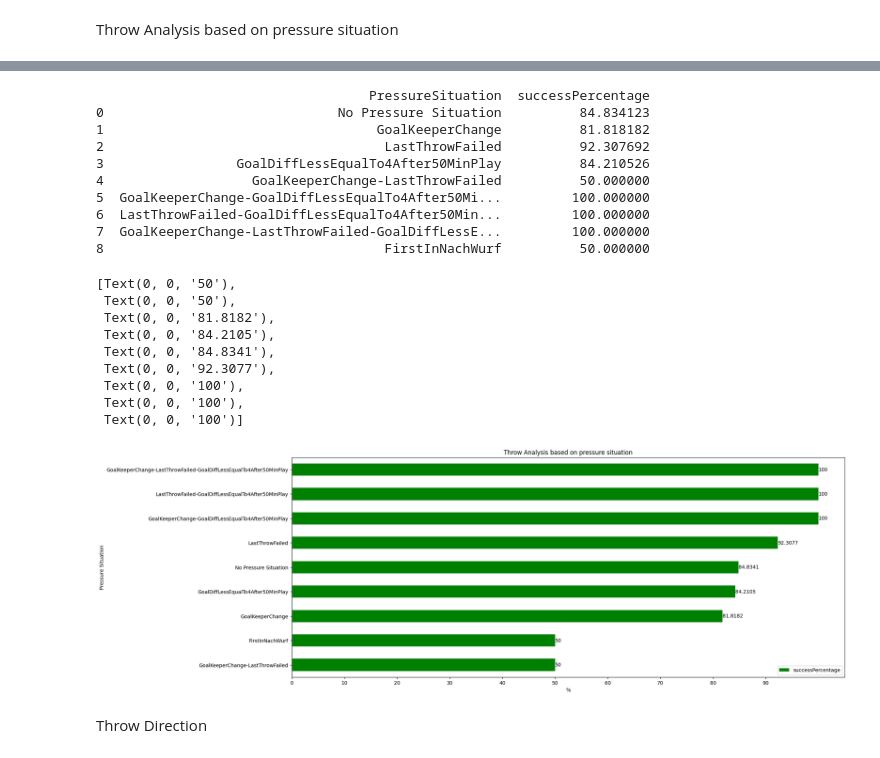
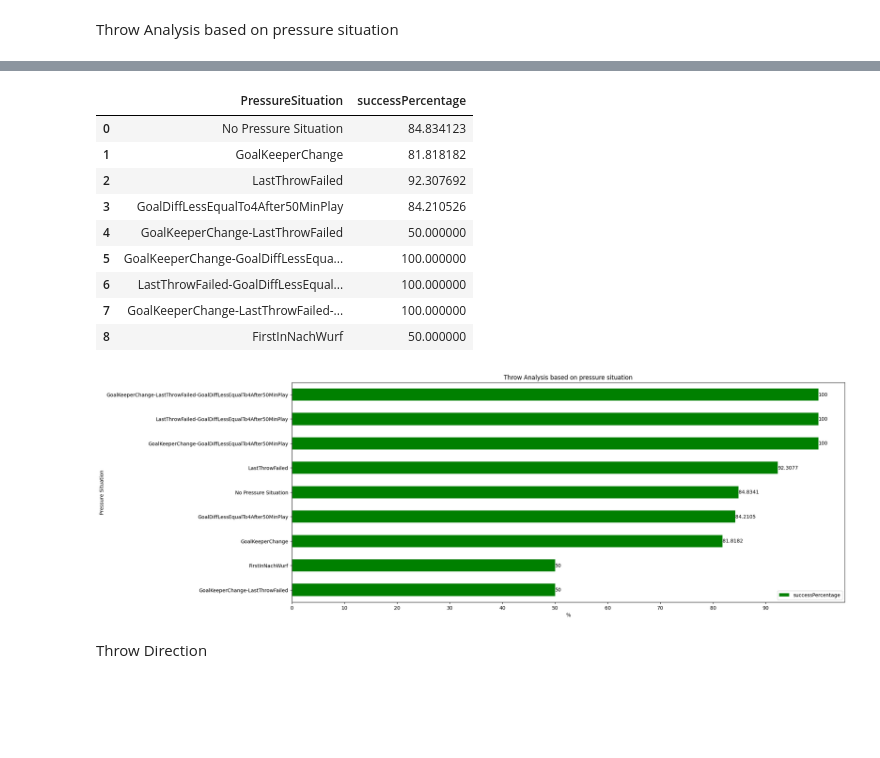
Before and after one commit to nayansavaliya/handball-data-science, a Jupyter notebook: src/Analysis1/league1.ipynb, the cells around one changed output, grey strips where cells are left out. Saved outputs shown, nothing was run; the diff lists cells and outputs as text; code cells hidden in the pictures; blank space fills up the shorter version.

```diff
--- a/src/Analysis1/league1.ipynb
+++ b/src/Analysis1/league1.ipynb
@@ -316,29 +374,20 @@ plt.show()
 # %%
 
 pressureSituation = pd.DataFrame({'PressureSituation':grp,'successPercentage':[(se/te)*100 for se, te in zip(s, t)]})
-print(pressureSituation)
 ax = pressureSituation.sort_values('successPercentage',ascending=True).set_index('PressureSituation')[['successPercentage']].plot.barh( title='Throw Analysis based on pressure situation',color=("green", "red"),xlabel='%', ylabel='Pressure Situation',figsize=(20,8),xticks=range(0,100,10) )
 ax.bar_label(ax.containers[0])
+pressureSituation
 # %% [output]
-                                   PressureSituation  successPercentage
-0                              No Pressure Situation          84.834123
-1                                   GoalKeeperChange          81.818182
-2                                    LastThrowFailed          92.307692
-3                 GoalDiffLessEqualTo4After50MinPlay          84.210526
-4                   GoalKeeperChange-LastThrowFailed          50.000000
-5  GoalKeeperChange-GoalDiffLessEqualTo4After50Mi...         100.000000
-6  LastThrowFailed-GoalDiffLessEqualTo4After50Min...         100.000000
-7  GoalKeeperChange-LastThrowFailed-GoalDiffLessE...         100.000000
-8                                    FirstInNachWurf          50.000000
-[Text(0, 0, '50'),
- Text(0, 0, '50'),
- Text(0, 0, '81.8182'),
- Text(0, 0, '84.2105'),
- Text(0, 0, '84.8341'),
- Text(0, 0, '92.3077'),
- Text(0, 0, '100'),
- Text(0, 0, '100'),
- Text(0, 0, '100')]
+|  | PressureSituation | successPercentage |
+| 0 | No Pressure Situation | 84.834123 |
+| 1 | GoalKeeperChange | 81.818182 |
+| 2 | LastThrowFailed | 92.307692 |
+| 3 | GoalDiffLessEqualTo4After50MinPlay | 84.210526 |
+| 4 | GoalKeeperChange-LastThrowFailed | 50.000000 |
+| 5 | GoalKeeperChange-GoalDiffLessEqua... | 100.000000 |
+| 6 | LastThrowFailed-GoalDiffLessEqual... | 100.000000 |
+| 7 | GoalKeeperChange-LastThrowFailed-... | 100.000000 |
+| 8 | FirstInNachWurf | 50.000000 |
 [figure]
 # %% [markdown]
 Throw Direction
```
Also changed, not shown: parts of 7 cells of this notebook, 19 other files.
